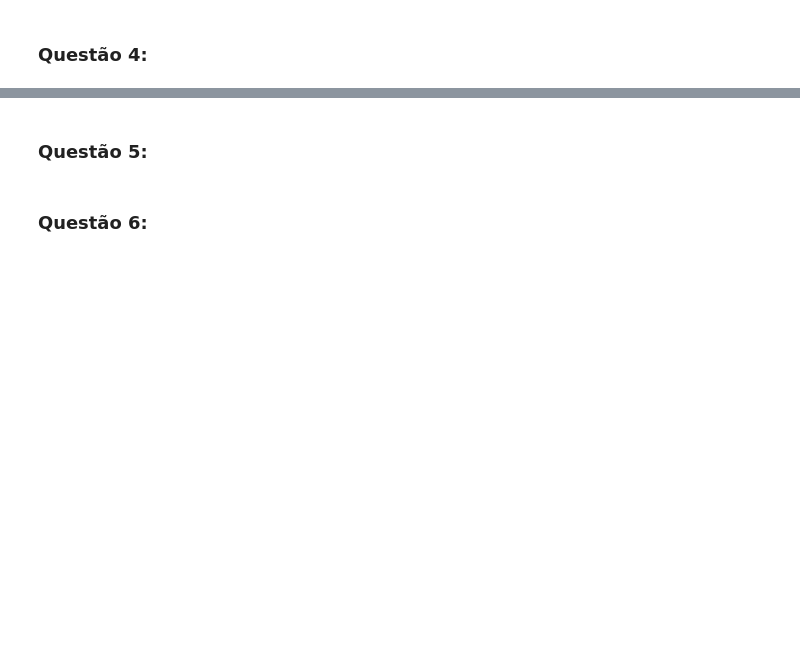
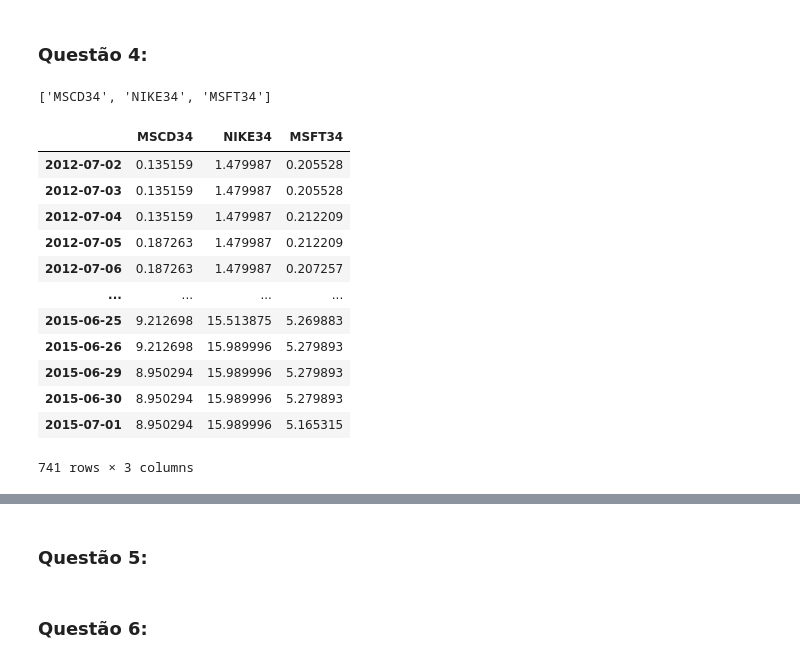
Before and after one commit to lucianosz7/PSF-Harry_Markowitz, a Jupyter notebook: Primeira_Atividade_Prática_Avaliativa_questao01_feita.ipynb, the cells around one changed output, grey strips where cells are left out. Drawn from its saved outputs; the diff is of its cells as text; code cells hidden in the pictures; blank space fills up the shorter version.

```diff
--- a/Primeira_Atividade_Prática_Avaliativa_questao01_feita.ipynb
+++ b/Primeira_Atividade_Prática_Avaliativa_questao01_feita.ipynb
@@ -413,2 +431,24 @@ Text(0.5, 0, 'Risco do Capital [%]')
 # %% [markdown]
 ### Questão 4:
+# %%
+# melhores ativos identificados no passo anterior
+bests
+# %% [output]
+['MSCD34', 'NIKE34', 'MSFT34']
+# %%
+ativos = train_stocks[bests]
+ativos
+# %% [output]
+|  | MSCD34 | NIKE34 | MSFT34 |
+| 2012-07-02 | 0.135159 | 1.479987 | 0.205528 |
+| 2012-07-03 | 0.135159 | 1.479987 | 0.205528 |
+| 2012-07-04 | 0.135159 | 1.479987 | 0.212209 |
+| 2012-07-05 | 0.187263 | 1.479987 | 0.212209 |
+| 2012-07-06 | 0.187263 | 1.479987 | 0.207257 |
+| ... | ... | ... | ... |
+| 2015-06-25 | 9.212698 | 15.513875 | 5.269883 |
+| 2015-06-26 | 9.212698 | 15.989996 | 5.279893 |
+| 2015-06-29 | 8.950294 | 15.989996 | 5.279893 |
+| 2015-06-30 | 8.950294 | 15.989996 | 5.279893 |
+| 2015-07-01 | 8.950294 | 15.989996 | 5.165315 |
+741 rows × 3 columns
```
Also changed, not shown: parts of 24 cells of this notebook.
